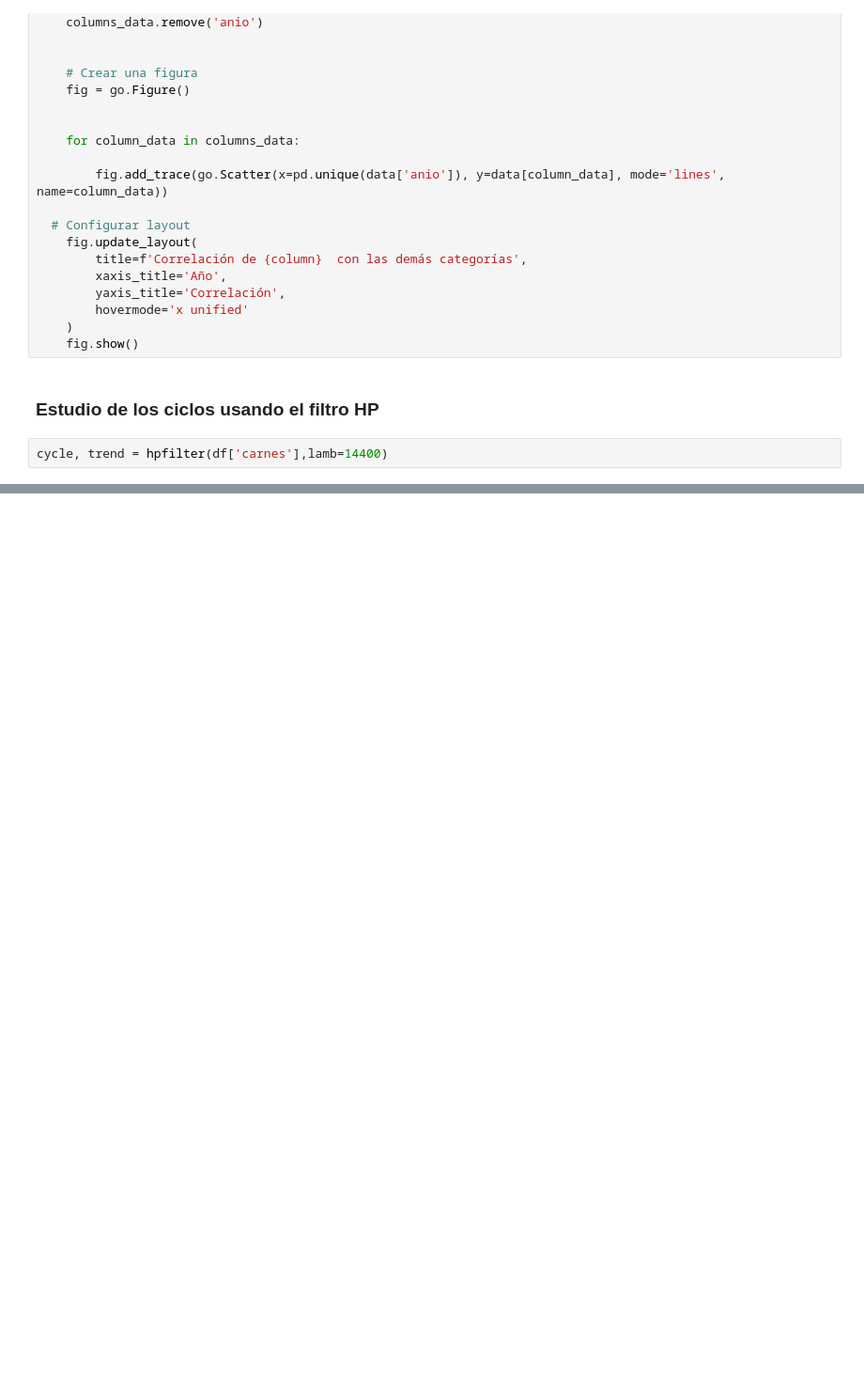
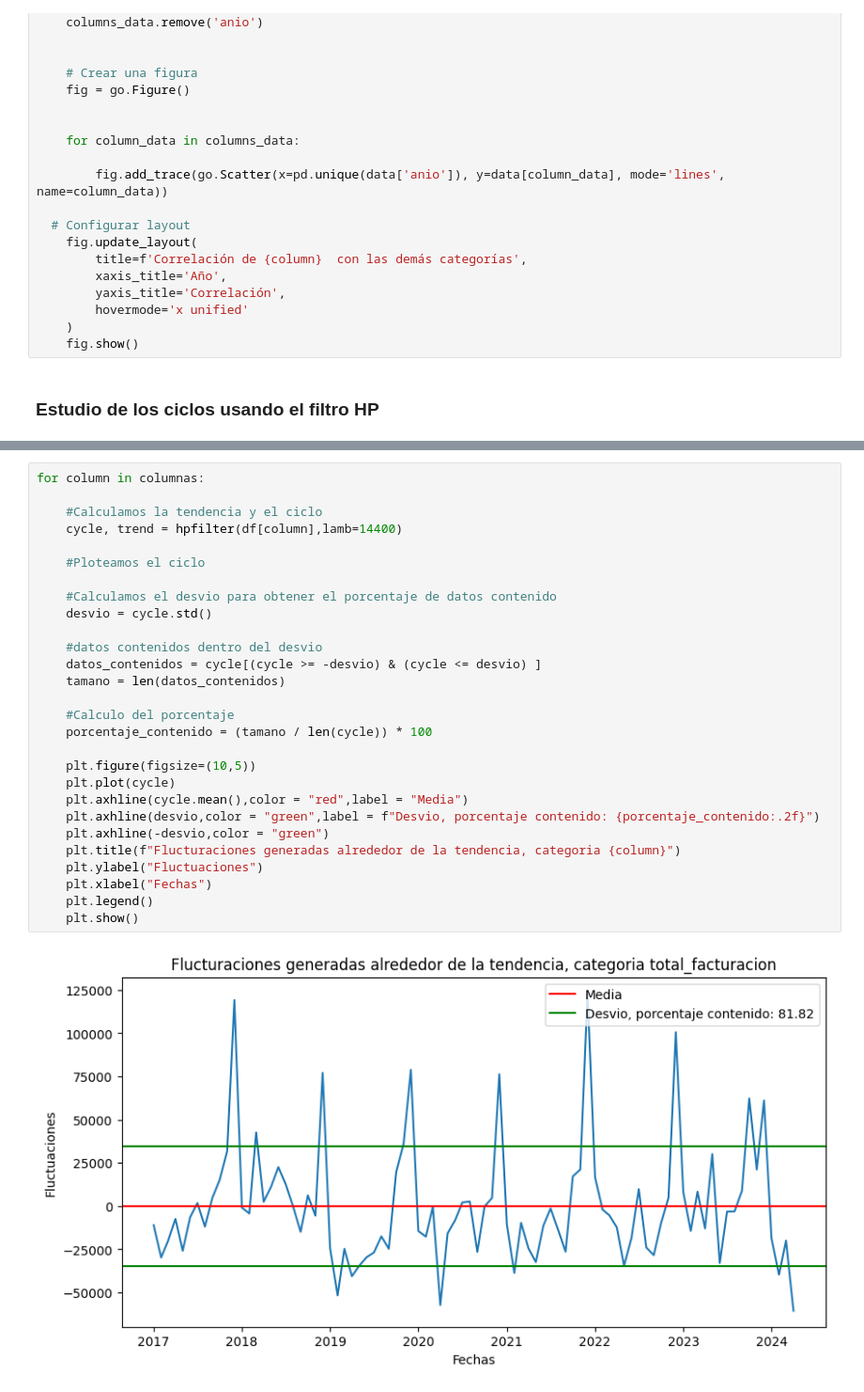
Before and after one commit to gastonbenitez2001/diplomatura_unne, a Jupyter notebook: trabajo_diplo/descriptiva_corrientes.ipynb, the cells around one changed output, grey strips where cells are left out. Shown at 94% size. Drawn from its saved outputs; the diff is of its cells as text; blank space fills up the shorter version.

```diff
--- a/trabajo_diplo/descriptiva_corrientes.ipynb
+++ b/trabajo_diplo/descriptiva_corrientes.ipynb
@@ -228,5 +319,3 @@ for column in columnas:
     fig.show()
 # %% [markdown]
 <h3> Estudio de los ciclos usando el filtro HP</h3>
-# %%
-cycle, trend = hpfilter(df['carnes'],lamb=14400)
@@ -253,0 +322,30 @@ tamaño = len(cycle[(cycle >= -desvio) & (cycle <= cycle)])
+# %%
+for column in columnas:
+
+    #Calculamos la tendencia y el ciclo
+    cycle, trend = hpfilter(df[column],lamb=14400)
+
+    #Ploteamos el ciclo
+
+    #Calculamos el desvio para obtener el porcentaje de datos contenido
+    desvio = cycle.std()
+
+    #datos contenidos dentro del desvio
+    datos_contenidos = cycle[(cycle >= -desvio) & (cycle <= desvio) ]
+    tamano = len(datos_contenidos)
+
+    #Calculo del porcentaje
+    porcentaje_contenido = (tamano / len(cycle)) * 100
+
+    plt.figure(figsize=(10,5))
+    plt.plot(cycle)
+    plt.axhline(cycle.mean(),color = "red",label = "Media")
+    plt.axhline(desvio,color = "green",label = f"Desvio, porcentaje contenido: {porcentaje_contenido:.2f}")
+    plt.axhline(-desvio,color = "green")
+    plt.title(f"Flucturaciones generadas alrededor de la tendencia, categoria {column}")
+    plt.ylabel("Fluctuaciones")
+    plt.xlabel("Fechas")
+    plt.legend()
+    plt.show()
+# %% [output]
+[figure, added]
```
Also changed, not shown: parts of 8 cells of this notebook, 2 other files.
